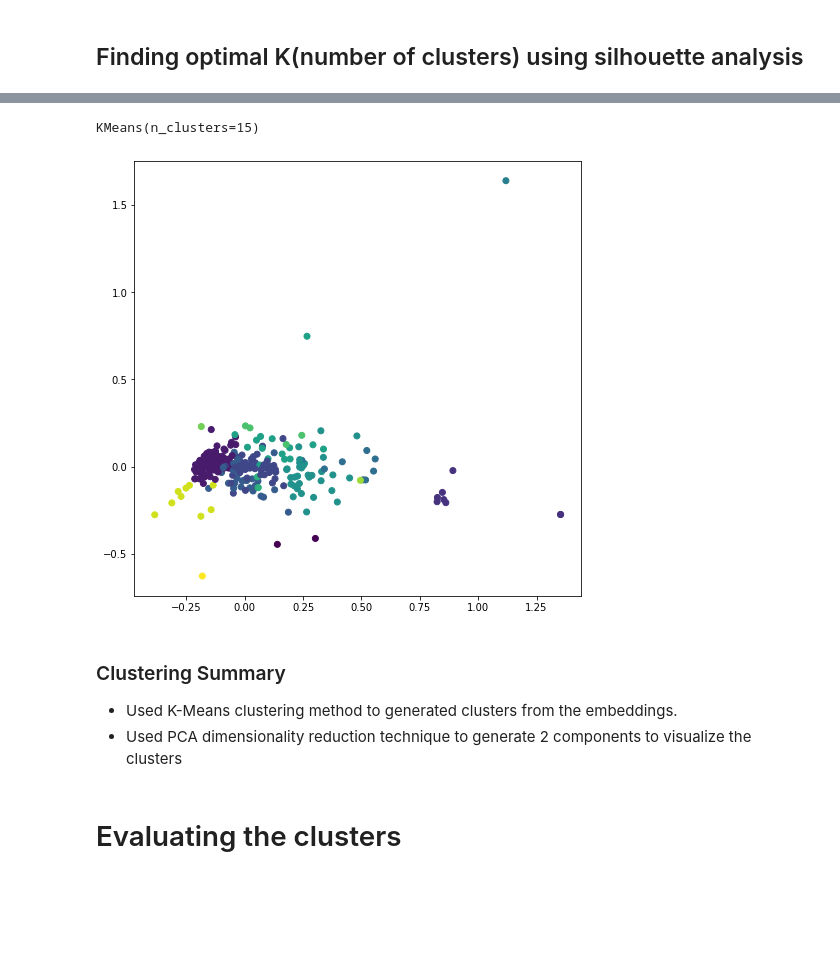
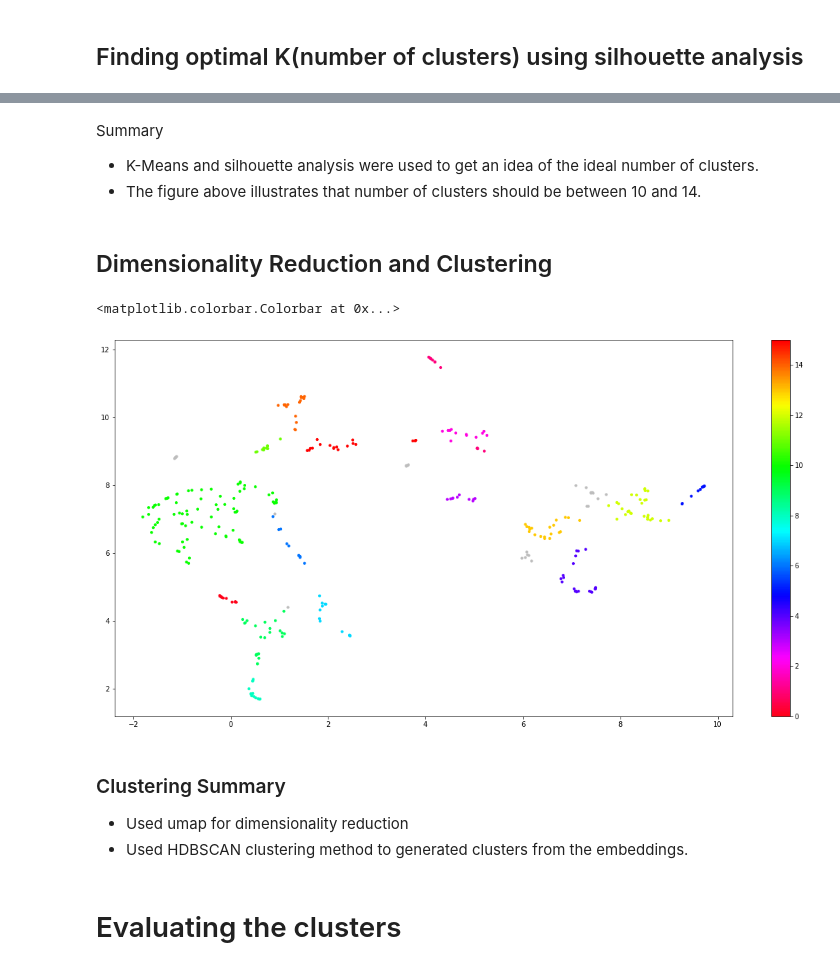
Before and after one commit to saurabhkoshatwar/Food-Word-Embedding-and-Clustering, a Jupyter notebook: notebook/restaurants_clustering_pynb.ipynb, the cells around one changed output, grey strips where cells are left out. Cells and saved outputs as stored; diff of their text form; code cells hidden in the pictures; blank space fills up the shorter version.

```diff
--- a/notebook/restaurants_clustering_pynb.ipynb
+++ b/notebook/restaurants_clustering_pynb.ipynb
@@ -181,5 +201,0 @@ It shows the optimal number of clusters is around 15-16
-# %%
-cluster = KMeans(n_clusters=15)
-cluster.fit(fembeddings)
-# %% [output]
-KMeans(n_clusters=15)
@@ -189,13 +202,37 @@ pca_comps = pca.fit_transform(fembeddings)
-# %%
-fig = plt.figure(figsize=(8,8))
-scatterplt = plt.scatter(pca_comps[:, 0], pca_comps[:, 1], c=cluster.labels_)
-# %% [output]
-[figure, removed]
+# %% [markdown]
+
+Summary
+*   K-Means and silhouette analysis were used to get an idea of the ideal number of clusters.
+*   The figure above illustrates that number of clusters should be between 10 and 14.
+# %% [markdown]
+## Dimensionality Reduction and Clustering
+# %%
+umap_embeddings  = umap.UMAP(n_neighbors=5, n_components=5, metric='cosine').fit_transform(fembeddings)
+# %%
+hdbscan_cluster = hdbscan.HDBSCAN(min_cluster_size=10,
+                          min_samples = 2,
+                          metric='euclidean',
+                          cluster_selection_method='eom').fit(umap_embeddings)
+# %%
+umap_menu_items_embeddings = umap.UMAP(n_neighbors=5, n_components=2, min_dist=0.0, metric='cosine').fit_transform(fembeddings)
+result = pd.DataFrame(umap_menu_items_embeddings, columns=['x', 'y'])
+result['labels'] = hdbscan_cluster.labels_
+
+# Visualize clusters
+fig, ax = plt.subplots(figsize=(20, 10))
+outliers = result.loc[result.labels == -1, :]
+clustered = result.loc[result.labels != -1, :]
+plt.scatter(outliers.x, outliers.y, color='#BDBDBD', s=10)
+plt.scatter(clustered.x, clustered.y, c=clustered.labels, s=10, cmap='hsv_r')
+plt.colorbar()
+# %% [output]
+<matplotlib.colorbar.Colorbar at 0x...>
+[figure, added]
 # %% [markdown]
 
 ### Clustering Summary
-*  Used K-Means clustering method to generated clusters from the embeddings.
-*  Used PCA dimensionality reduction technique to generate 2 components to visualize the clusters
+*  Used umap for dimensionality reduction
+*  Used HDBSCAN clustering method to generated clusters from the embeddings.
 # %% [markdown]
 # Evaluating the clusters
 # %% [markdown]
```
Also changed, not shown: parts of 24 cells of this notebook.
